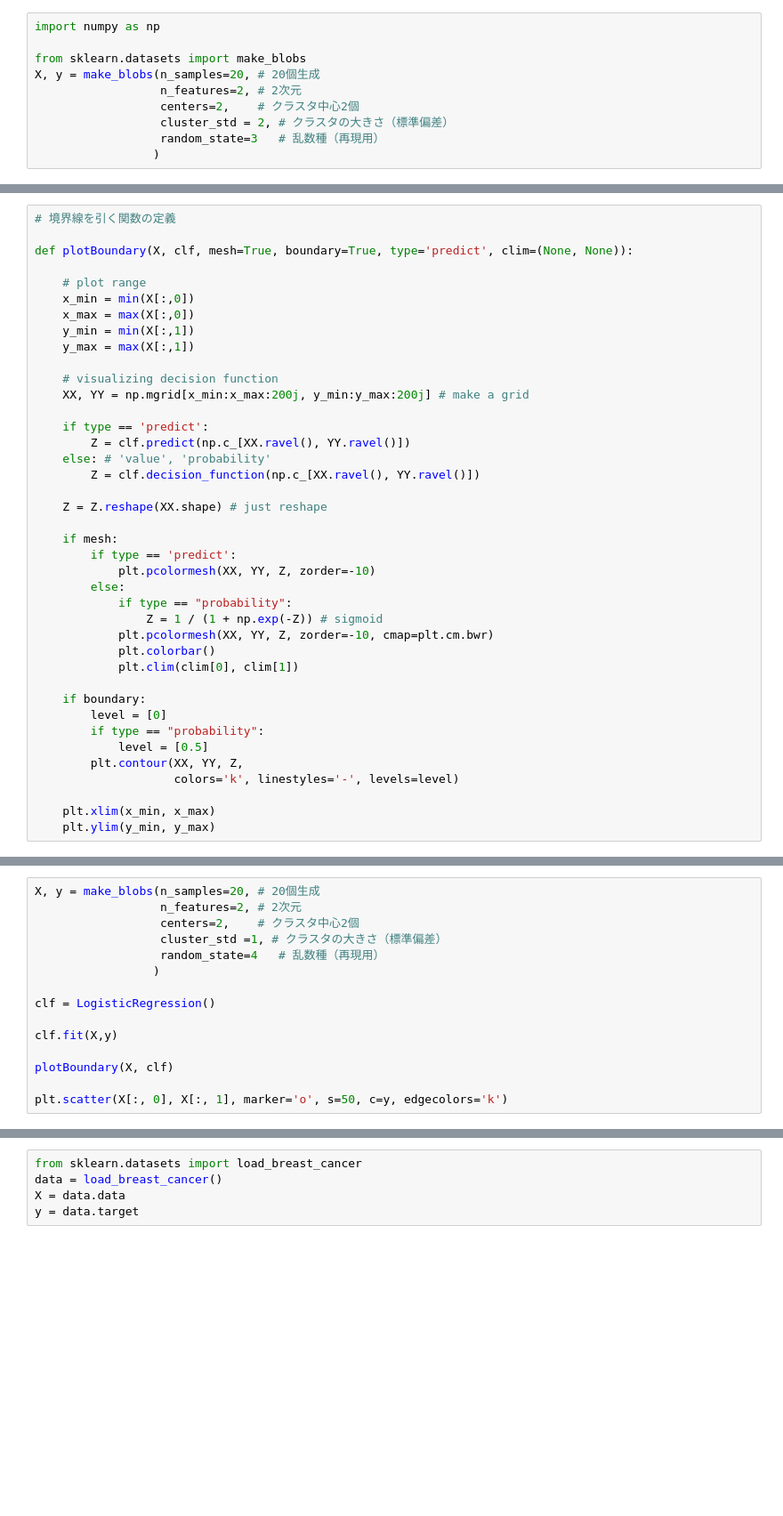
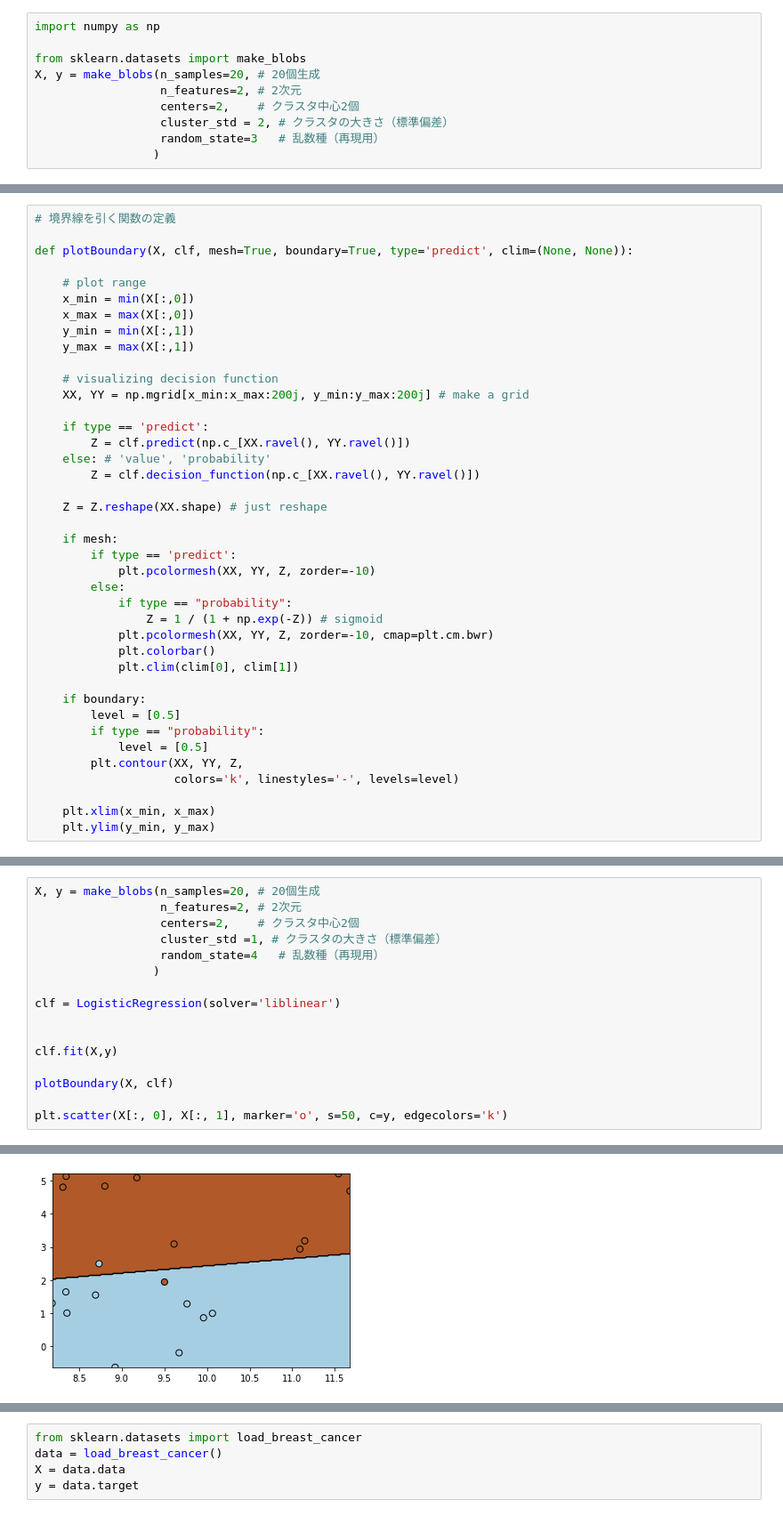
Before and after one commit to tttamaki/udemy-scikit-learn, a Jupyter notebook: 07_04_logistic_regression.ipynb, the cells around one changed output, grey strips where cells are left out. Shown at 89% size. Cells and saved outputs as stored; diff of their text form; blank space fills up the shorter version.

```diff
--- a/07_04_logistic_regression.ipynb
+++ b/07_04_logistic_regression.ipynb
@@ -48,7 +52,7 @@ def plotBoundary(X, clf, mesh=True, boundary=True, type='predict', clim=(None, N
             plt.clim(clim[0], clim[1])
 
     if boundary:
-        level = [0]
+        level = [0.5]
         if type == "probability":
             level = [0.5]
         plt.contour(XX, YY, Z,
@@ -106,10 +121,12 @@ X, y = make_blobs(n_samples=20, # 20個生成
                   random_state=4   # 乱数種（再現用）
                  )
 
-clf = LogisticRegression()
+clf = LogisticRegression(solver='liblinear')
+
 
 clf.fit(X,y)
 
 plotBoundary(X, clf)
 
 plt.scatter(X[:, 0], X[:, 1], marker='o', s=50, c=y, edgecolors='k')
+# %% [output]
@@ -116 +134,2 @@ plt.scatter(X[:, 0], X[:, 1], marker='o', s=50, c=y, edgecolors='k')
+[figure, added]
 # %%
```
Also changed, not shown: parts of 22 cells of this notebook, 28 other files.
